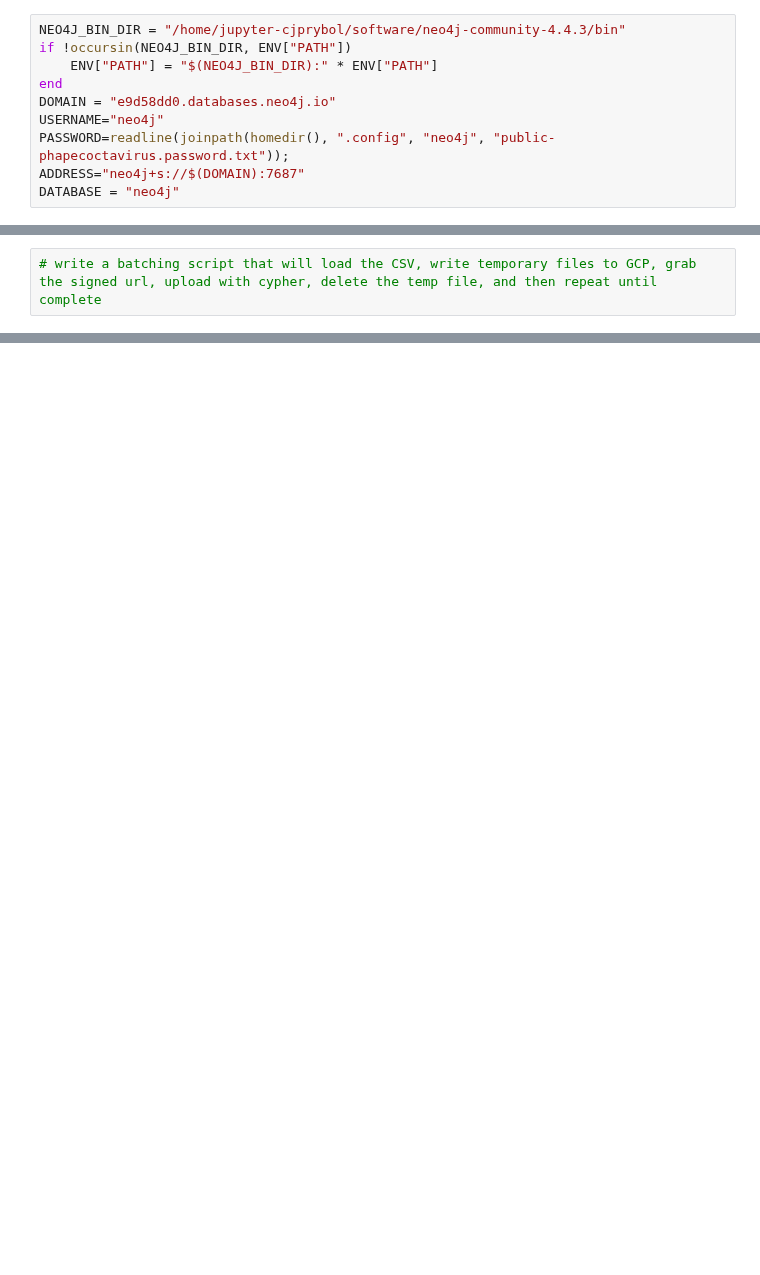
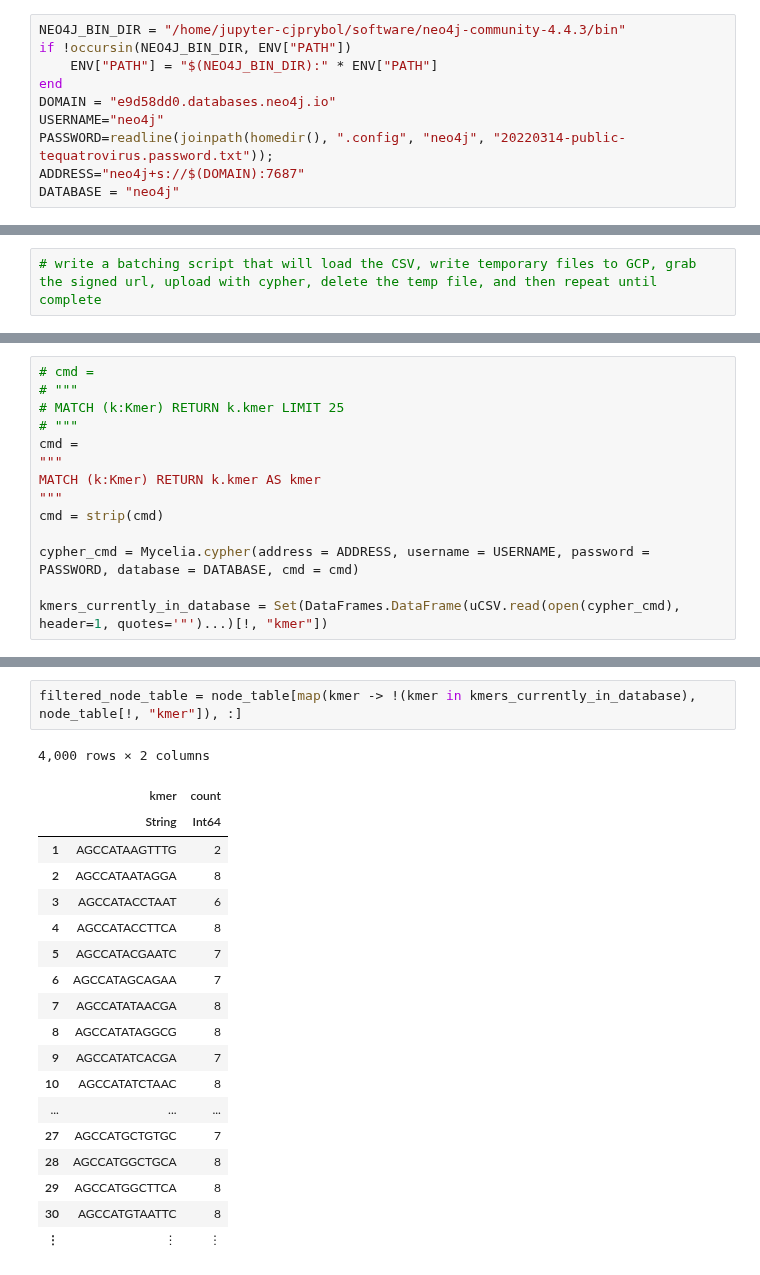
Before and after one commit to cjprybol/Mycelia, a Jupyter notebook: docs/_src/5.Development/2022-03-12-ecoli-tequatro-core-genome-graph.ipynb, the cells around one changed output, grey strips where cells are left out. Drawn from its saved outputs; the diff is of its cells as text; blank space fills up the shorter version.

```diff
--- a/docs/_src/5.Development/2022-03-12-ecoli-tequatro-core-genome-graph.ipynb
+++ b/docs/_src/5.Development/2022-03-12-ecoli-tequatro-core-genome-graph.ipynb
@@ -292,7 +237,7 @@ if !occursin(NEO4J_BIN_DIR, ENV["PATH"])
 end
 DOMAIN = "e9d58dd0.databases.neo4j.io"
 USERNAME="neo4j"
-PASSWORD=readline(joinpath(homedir(), ".config", "neo4j", "public-phapecoctavirus.password.txt"));
+PASSWORD=readline(joinpath(homedir(), ".config", "neo4j", "20220314-public-tequatrovirus.password.txt"));
 ADDRESS="neo4j+s://$(DOMAIN):7687"
 DATABASE = "neo4j"
 # %% [output]
@@ -345,0 +360,14 @@ LoadError: failed process: Process(`cypher-shell --address neo4j+s://e9d58dd0.da
+# %%
+# cmd =
+# """
+# MATCH (k:Kmer) RETURN k.kmer LIMIT 25
+# """
+cmd =
+"""
+MATCH (k:Kmer) RETURN k.kmer AS kmer
+"""
+cmd = strip(cmd)
+
+cypher_cmd = Mycelia.cypher(address = ADDRESS, username = USERNAME, password = PASSWORD, database = DATABASE, cmd = cmd)
+
+kmers_currently_in_database = Set(DataFrames.DataFrame(uCSV.read(open(cypher_cmd), header=1, quotes='"')...)[!, "kmer"])
@@ -345,0 +392,22 @@ LoadError: failed process: Process(`cypher-shell --address neo4j+s://e9d58dd0.da
+# %%
+filtered_node_table = node_table[map(kmer -> !(kmer in kmers_currently_in_database), node_table[!, "kmer"]), :]
+# %% [output]
+4,000 rows × 2 columns
+|  | kmer | count |
+|  | String | Int64 |
+| 1 | AGCCATAAGTTTG | 2 |
+| 2 | AGCCATAATAGGA | 8 |
+| 3 | AGCCATACCTAAT | 6 |
+| 4 | AGCCATACCTTCA | 8 |
+| 5 | AGCCATACGAATC | 7 |
+| 6 | AGCCATAGCAGAA | 7 |
+| 7 | AGCCATATAACGA | 8 |
+| 8 | AGCCATATAGGCG | 8 |
+| 9 | AGCCATATCACGA | 7 |
+| 10 | AGCCATATCTAAC | 8 |
+| ... | ... | ... |
+| 27 | AGCCATGCTGTGC | 7 |
+| 28 | AGCCATGGCTGCA | 8 |
+| 29 | AGCCATGGCTTCA | 8 |
+| 30 | AGCCATGTAATTC | 8 |
+| ⋮ | ⋮ | ⋮ |
```
Also changed, not shown: parts of 32 cells of this notebook.
